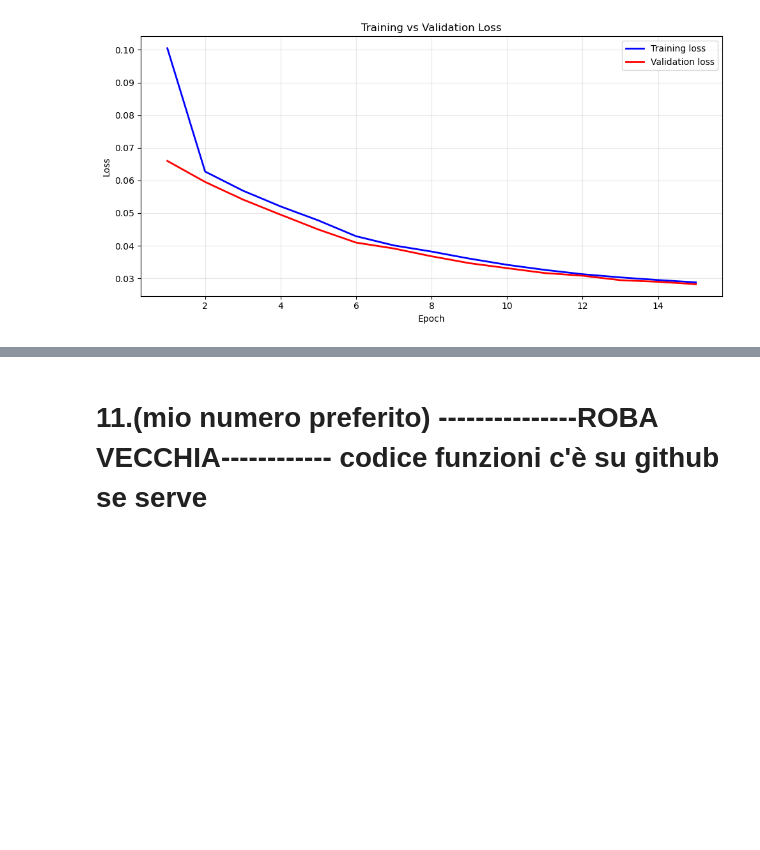
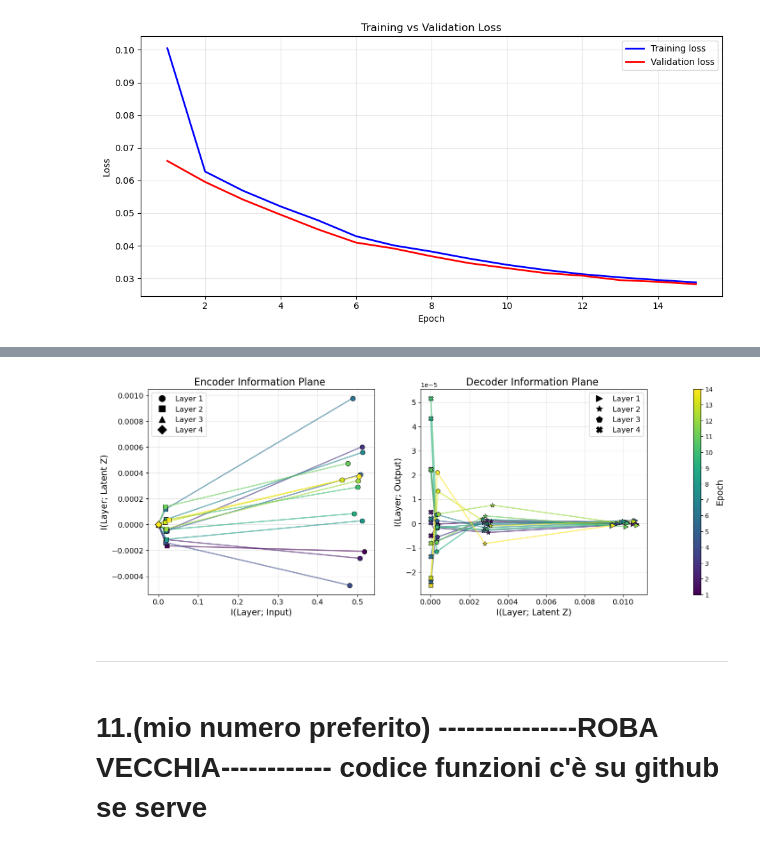
Before and after one commit to FrancescoLR02/InformationTheoryProject, a Jupyter notebook: main.ipynb, the cells around one changed output, grey strips where cells are left out. Saved outputs shown, nothing was run; the diff lists cells and outputs as text; code cells hidden in the pictures; blank space fills up the shorter version.

```diff
--- a/main.ipynb
+++ b/main.ipynb
@@ -950,0 +982,15 @@ model.plot_loss()
+# %%
+# same implementation as above
+optimizer = torch.optim.Adam(tanh_model.parameters(), lr=5e-4)
+loss_fn = torch.nn.MSELoss()
+
+# global usefull elements
+epochs = 15
+
+method_mi="kde"
+sigmaKDE = 2
+n_neigKRASKOV = 3
+
+RecorderActivat = ActivationRecorder()
+mi_history = MI_History()
+mi_estimator = MI_Estimator( method=method_mi, sigma=sigmaKDE, n_neig=n_neigKRASKOV )
@@ -951,3 +1044,10 @@ model.plot_loss()
+# %%
+# Variational
+PlotInfoPlane(mi_history.encoder, mi_history.decoder, start_epoch=1, end_epoch=15, Step=1)
+# %% [output]
+[figure, added]
+# %% [markdown]
+--------
 # %% [markdown]
 # 11.(mio numero preferito) ---------------ROBA VECCHIA------------ codice funzioni c'è su github se serve
 # %%
```
Also changed, not shown: parts of 16 cells of this notebook.
